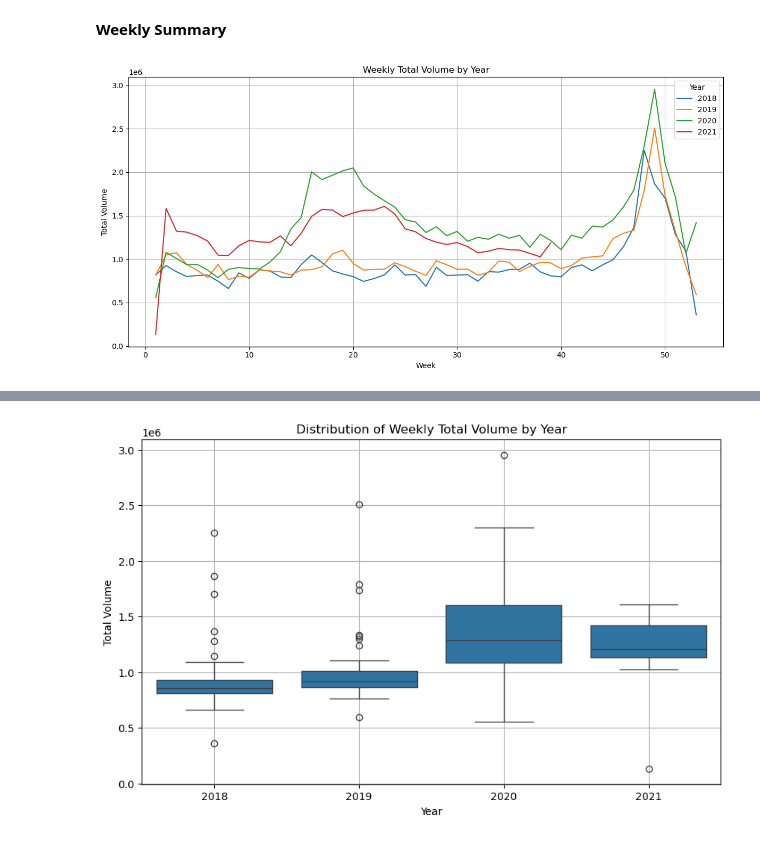
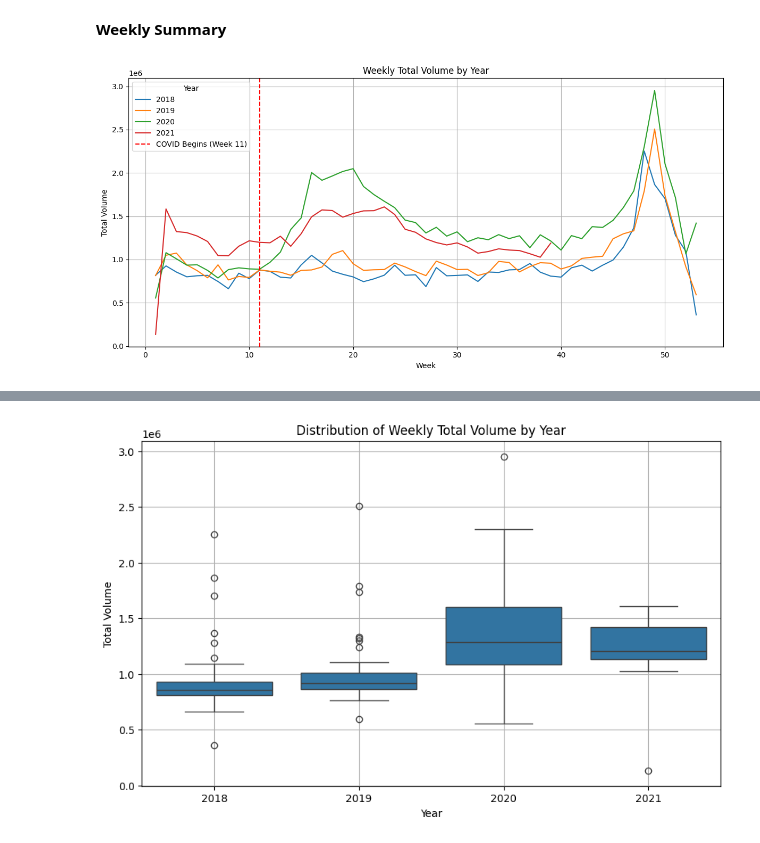
Before and after one commit to anhquanbui/finalprojectg7, a Jupyter notebook: main.ipynb, the cells around one changed output, grey strips where cells are left out. Saved outputs shown, nothing was run; the diff lists cells and outputs as text; code cells hidden in the pictures.

```diff
--- a/main.ipynb
+++ b/main.ipynb
@@ -144,19 +144,19 @@ plt.show()
 # %%
 plt.figure(figsize=(12, 6))
 
 for year in weekly_agg['THE_YEAR'].unique():
     data = weekly_agg[weekly_agg['THE_YEAR'] == year]
     plt.plot(data['THE_WEEK'], data['Total_Volume'], label=str(year))
-
+plt.axvline(x=11, color='red', linestyle='--', label='COVID Begins (Week 11)')
 plt.title('Weekly Total Volume by Year')
 plt.xlabel('Week')
 plt.ylabel('Total Volume')
 plt.legend(title='Year')
 plt.grid(True)
 plt.tight_layout()
 plt.show()
 # %% [output]
-[figure, old version]
+[figure, new version]
 # %%
 heatmap_data = weekly_agg.pivot(index='THE_WEEK', columns='THE_YEAR', values='Total_Volume')
 
```
Also changed, not shown: parts of 3 cells of this notebook.
